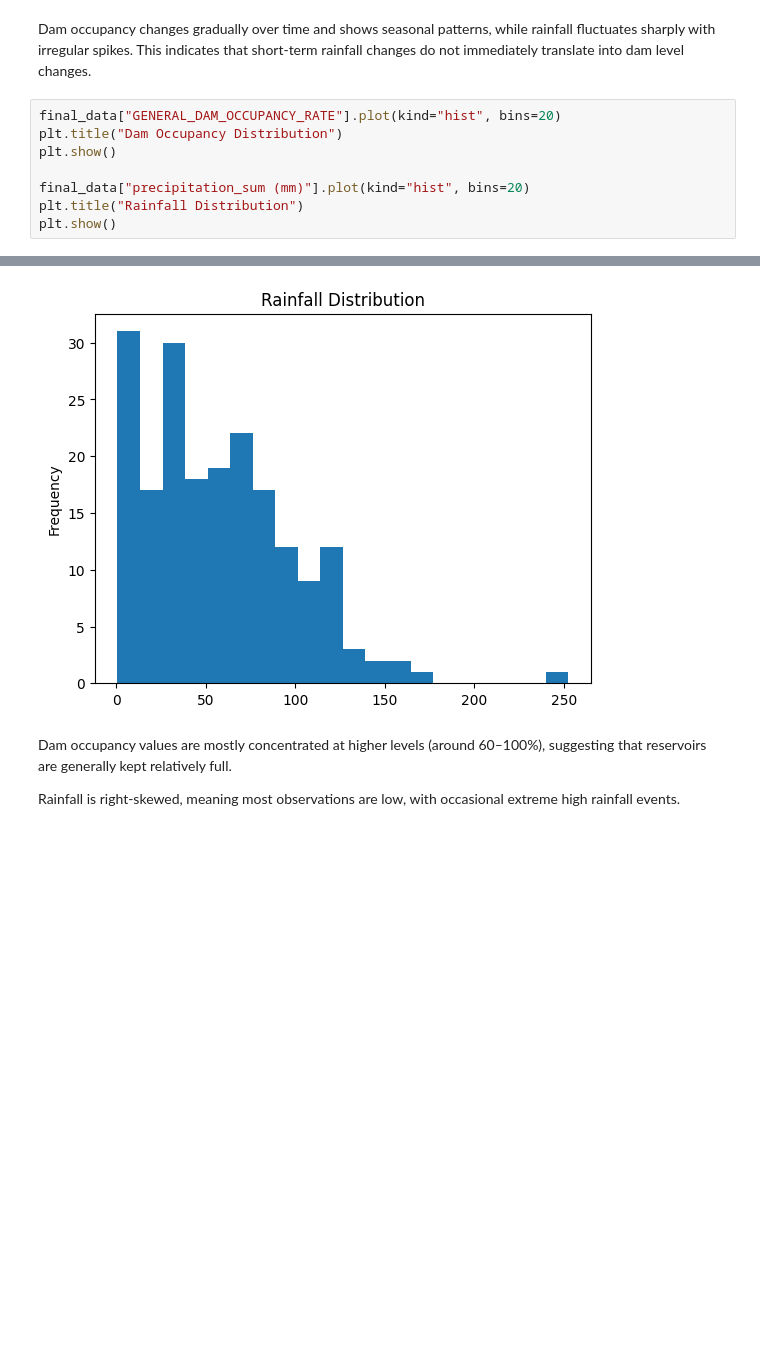
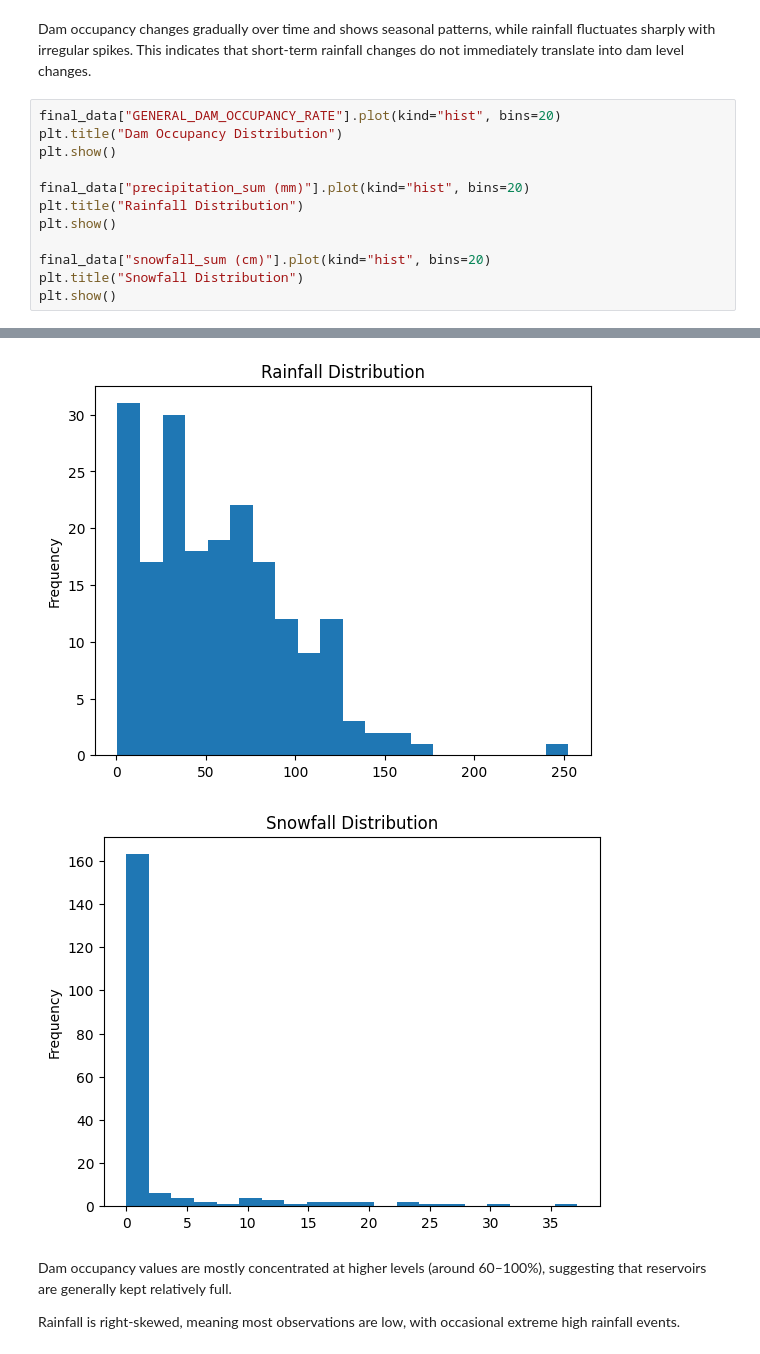
Before and after one commit to aysenuruyar-rgb/DSA210-Proj, a Jupyter notebook: analysis/02_eda.ipynb, the cells around one changed output, grey strips where cells are left out. Saved outputs shown, nothing was run; the diff lists cells and outputs as text; blank space fills up the shorter version.

```diff
--- a/analysis/02_eda.ipynb
+++ b/analysis/02_eda.ipynb
@@ -53,14 +53,19 @@ Dam occupancy changes gradually over time and shows seasonal patterns, while rai
 # %%
 final_data["GENERAL_DAM_OCCUPANCY_RATE"].plot(kind="hist", bins=20)
 plt.title("Dam Occupancy Distribution")
 plt.show()
 
 final_data["precipitation_sum (mm)"].plot(kind="hist", bins=20)
 plt.title("Rainfall Distribution")
 plt.show()
+
+final_data["snowfall_sum (cm)"].plot(kind="hist", bins=20)
+plt.title("Snowfall Distribution")
+plt.show()
 # %% [output]
 [figure]
 [figure]
+[figure, added]
 # %% [markdown]
 Dam occupancy values are mostly concentrated at higher levels (around 60–100%), suggesting that reservoirs are generally kept relatively full.
 
```
Also changed, not shown: parts of 2 cells of this notebook.
